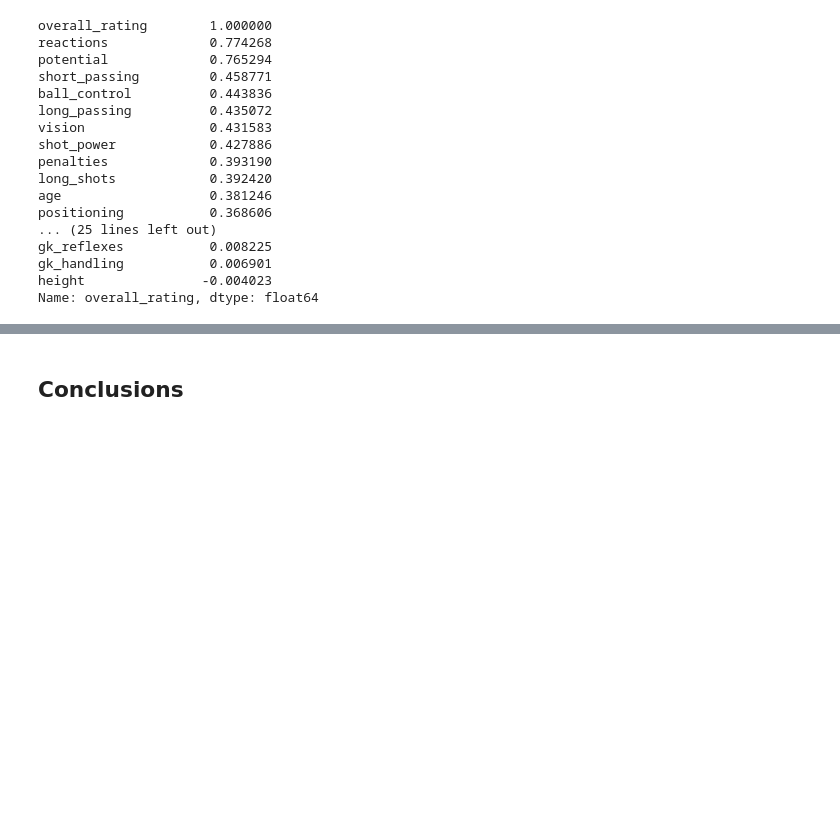
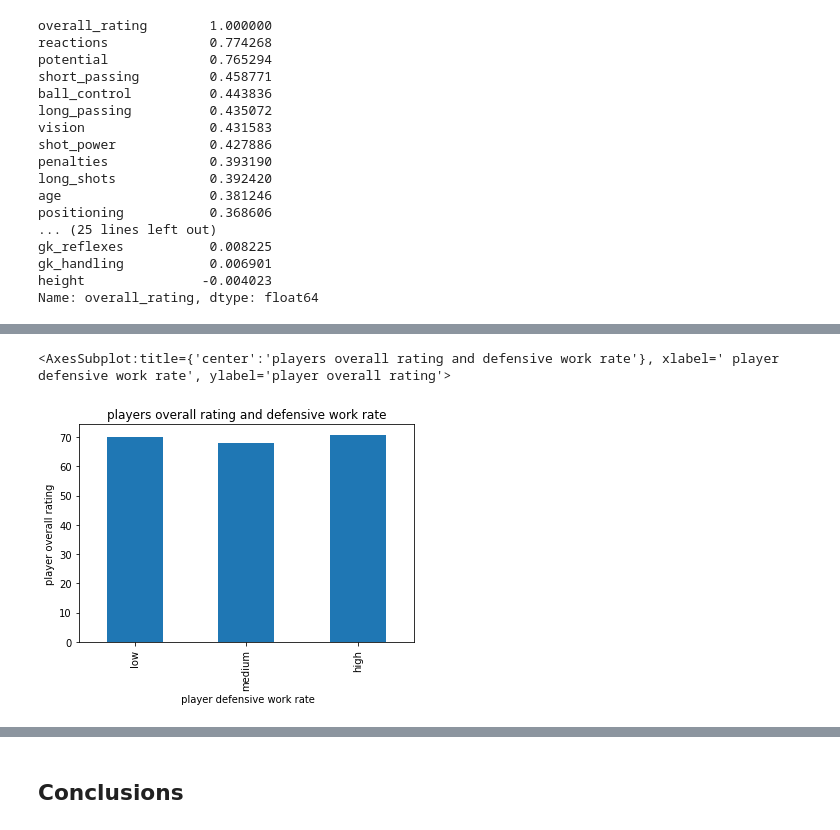
Before and after one commit to Kamnosho/Investigate_soccer_database, a Jupyter notebook: Investigate_Soccer_Database.ipynb, the cells around one changed output, grey strips where cells are left out. Drawn from its saved outputs; the diff is of its cells as text; code cells hidden in the pictures; blank space fills up the shorter version.

```diff
--- a/Investigate_Soccer_Database.ipynb
+++ b/Investigate_Soccer_Database.ipynb
@@ -548,0 +433,9 @@ all teams have similar defense strategy
+# %%
+# plotting overall rating for players with attacking work rate and defensive work rate:
+players.groupby(['defensive_work_rate'])['overall_rating'].mean().reindex(['low','medium','high']).plot(kind='bar',
+                                                                                             xlabel=' player defensive work rate',
+                                                                                             ylabel='player overall rating',
+                                                                                            title='players overall rating and defensive work rate')
+# %% [output]
+<AxesSubplot:title={'center':'players overall rating and defensive work rate'}, xlabel=' player defensive work rate', ylabel='player overall rating'>
+[figure, added]
```
Also changed, not shown: parts of 102 cells of this notebook, 1 other file.
